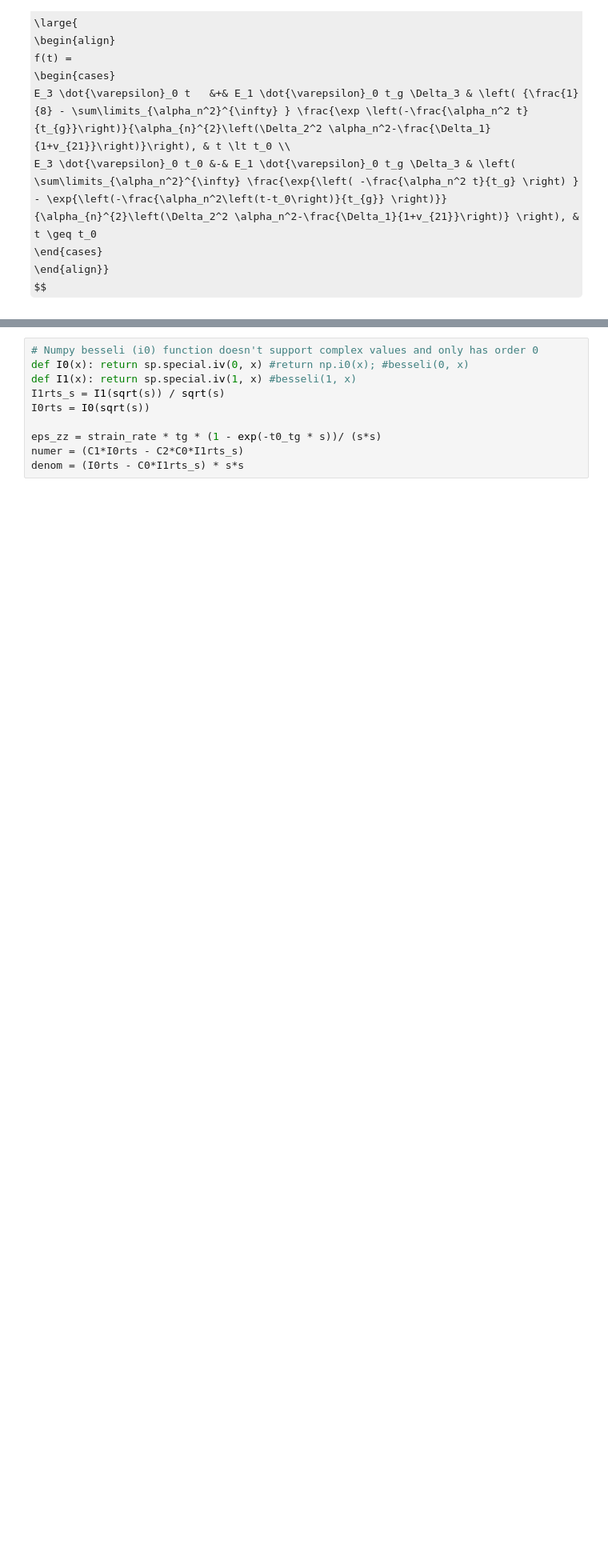
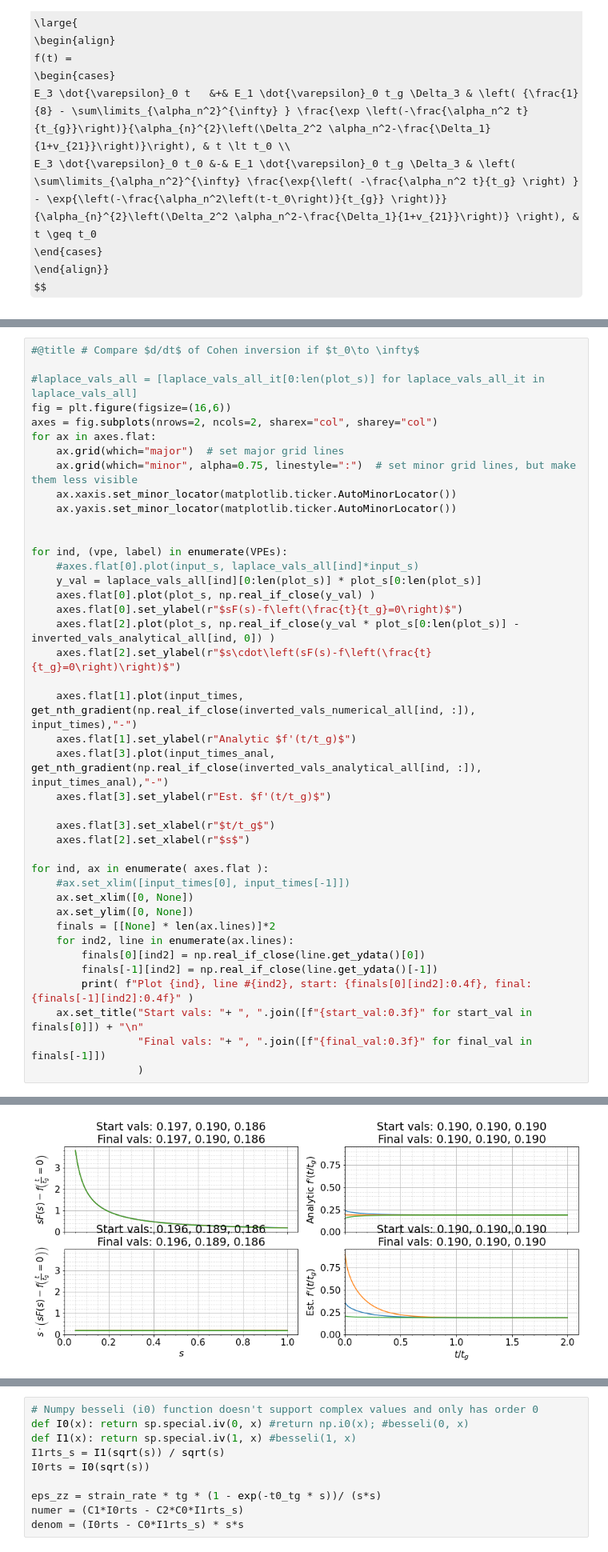
Before and after one commit to ryerrabelli/Yerrabelli-Spector-Poroelastic-Model-Code, a Jupyter notebook: src/ViscoporoelasticInversion.ipynb, the cells around one changed output, grey strips where cells are left out. Shown at 80% size. Cells and saved outputs as stored; diff of their text form; some formulas as TeX source; blank space fills up the shorter version.

```diff
--- a/src/ViscoporoelasticInversion.ipynb
+++ b/src/ViscoporoelasticInversion.ipynb
@@ -333,0 +494,42 @@ $$\text{At } t/t_g=2.000, \quad \sigma(\frac{t}{t_g}), kPa=1.90001$$
+# %%
+#@title # Compare $d/dt$ of Cohen inversion if $t_0\to \infty$
+
+#laplace_vals_all = [laplace_vals_all_it[0:len(plot_s)] for laplace_vals_all_it in laplace_vals_all]
+fig = plt.figure(figsize=(16,6))
+axes = fig.subplots(nrows=2, ncols=2, sharex="col", sharey="col")
+for ax in axes.flat:
+    ax.grid(which="major")  # set major grid lines
+    ax.grid(which="minor", alpha=0.75, linestyle=":")  # set minor grid lines, but make them less visible
+    ax.xaxis.set_minor_locator(matplotlib.ticker.AutoMinorLocator())
+    ax.yaxis.set_minor_locator(matplotlib.ticker.AutoMinorLocator())
+
+
+for ind, (vpe, label) in enumerate(VPEs):
+    #axes.flat[0].plot(input_s, laplace_vals_all[ind]*input_s)
+    y_val = laplace_vals_all[ind][0:len(plot_s)] * plot_s[0:len(plot_s)]
+    axes.flat[0].plot(plot_s, np.real_if_close(y_val) )
+    axes.flat[0].set_ylabel(r"$sF(s)-f\left(\frac{t}{t_g}=0\right)$")
+    axes.flat[2].plot(plot_s, np.real_if_close(y_val * plot_s[0:len(plot_s)] - inverted_vals_analytical_all[ind, 0]) )
+    axes.flat[2].set_ylabel(r"$s\cdot\left(sF(s)-f\left(\frac{t}{t_g}=0\right)\right)$")
+
+    axes.flat[1].plot(input_times,      get_nth_gradient(np.real_if_close(inverted_vals_numerical_all[ind, :]),  input_times),"-")
+    axes.flat[1].set_ylabel(r"Analytic $f'(t/t_g)$")
+    axes.flat[3].plot(input_times_anal, get_nth_gradient(np.real_if_close(inverted_vals_analytical_all[ind, :]), input_times_anal),"-")
+    axes.flat[3].set_ylabel(r"Est. $f'(t/t_g)$")
+
+    axes.flat[3].set_xlabel(r"$t/t_g$")
+    axes.flat[2].set_xlabel(r"$s$")
+
+for ind, ax in enumerate( axes.flat ):
+    #ax.set_xlim([input_times[0], input_times[-1]])
+    ax.set_xlim([0, None])
+    ax.set_ylim([0, None])
+    finals = [[None] * len(ax.lines)]*2
+    for ind2, line in enumerate(ax.lines):
+        finals[0][ind2] = np.real_if_close(line.get_ydata()[0])
+        finals[-1][ind2] = np.real_if_close(line.get_ydata()[-1])
+        print( f"Plot {ind}, line #{ind2}, start: {finals[0][ind2]:0.4f}, final: {finals[-1][ind2]:0.4f}" )
+    ax.set_title("Start vals: "+ ", ".join([f"{start_val:0.3f}" for start_val in finals[0]]) + "\n"
+                 "Final vals: "+ ", ".join([f"{final_val:0.3f}" for final_val in finals[-1]])
+                 )
+# %% [output]
@@ -333,0 +549 @@ $$\text{At } t/t_g=2.000, \quad \sigma(\frac{t}{t_g}), kPa=1.90001$$
+[figure, added]
```
Also changed, not shown: parts of 27 cells of this notebook, 9 other files.
